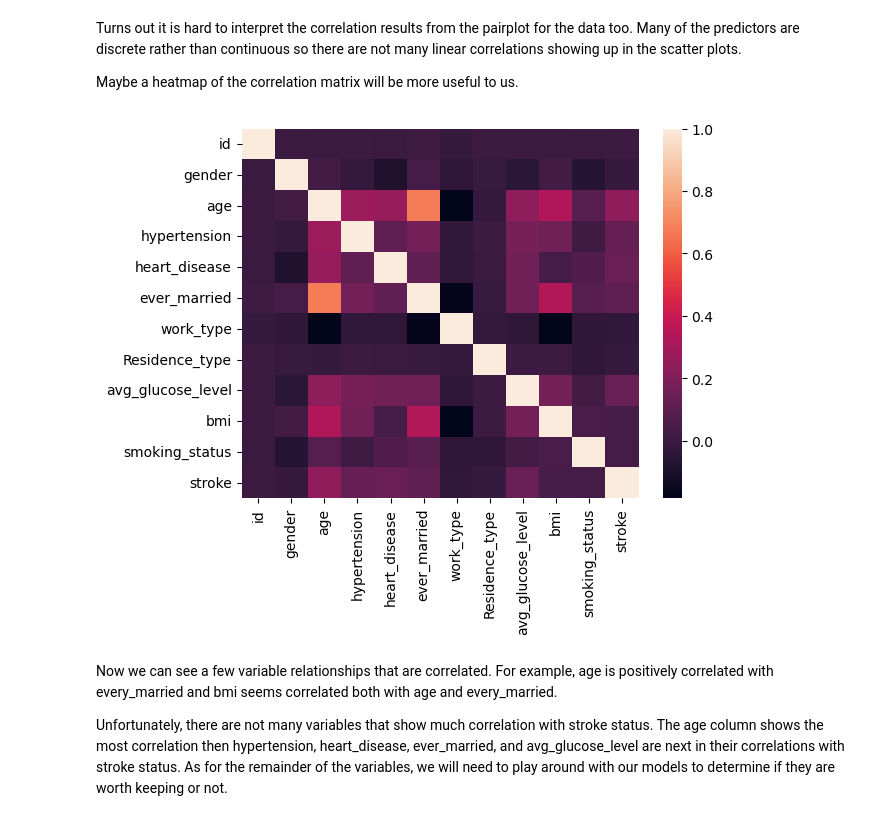
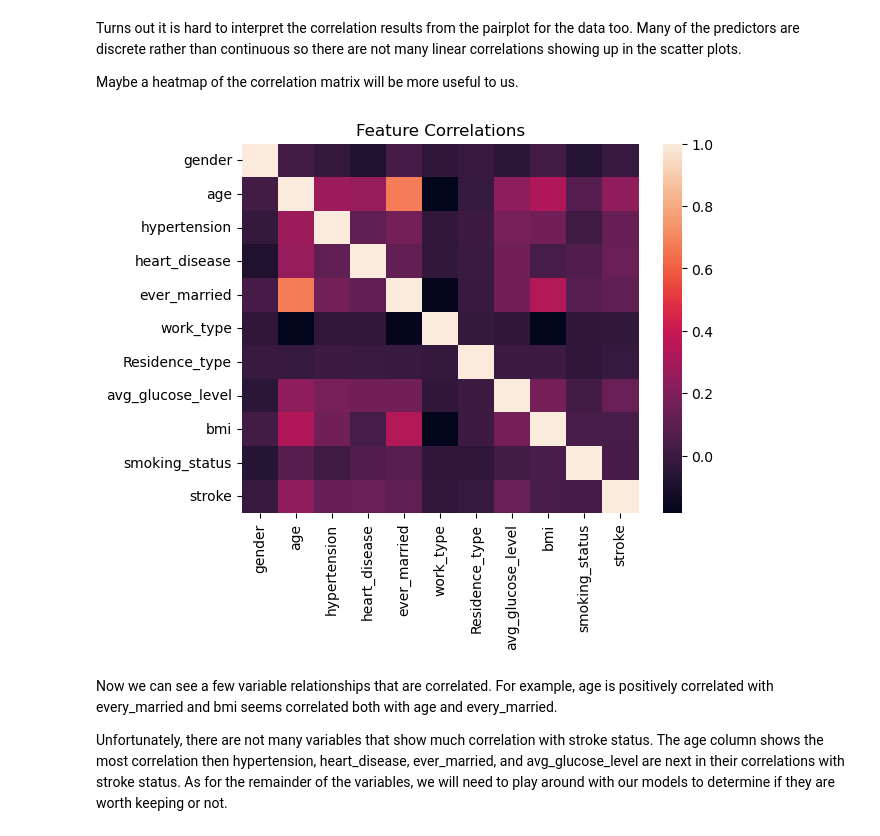
Before and after one commit to tscofield034/Capstone2-StrokePrediction, a Jupyter notebook: Notebooks/EDA.ipynb, the cells around one changed output. Drawn from its saved outputs; the diff is of its cells as text; code cells hidden in the pictures.

```diff
--- a/Notebooks/EDA.ipynb
+++ b/Notebooks/EDA.ipynb
@@ -16,7 +14,8 @@ from library.sb_utils import save_file
 #### 1b. Load the cleaned data
 # %%
 # load the data
-stroke_data = pd.read_csv(r'...\CapstoneTwo\stroke_data_cleaned.csv')
+#stroke_data = pd.read_csv(r'...\CapstoneTwo\stroke_data_cleaned.csv')
+stroke_data = pd.read_csv(r'C:\Users\tscofield\Documents\Git\Capstone2-StrokePrediction\Data\stroke_data_cleaned.csv')
 # %% [markdown]
 #### 1c. Explore the data
 # %%
@@ -93,6 +92,6 @@ The class imbalance present is going to dictate how we evaluate our models in fu
 #### 1e. Explore correlations with independent variables
 # %%
 # look at the correlation between all variables
-corr_matrix = stroke_data.corr()
+corr_matrix = stroke_data.drop('id', axis=1).corr()
 corr_matrix
 # %% [output]
@@ -126,9 +124,10 @@ Maybe a heatmap of the correlation matrix will be more useful to us.
 # %%
 # Make a heatmap of the data
 sns.heatmap(corr_matrix)
+plt.title('Feature Correlations')
 plt.show()
 # %% [output]
-[figure, old version]
+[figure, new version]
 # %% [markdown]
 Now we can see a few variable relationships that are correlated. For example, age is positively correlated with every_married and bmi seems correlated both with age and every_married.
 
```
Also changed, not shown: parts of 4 cells of this notebook, 1 other file.
